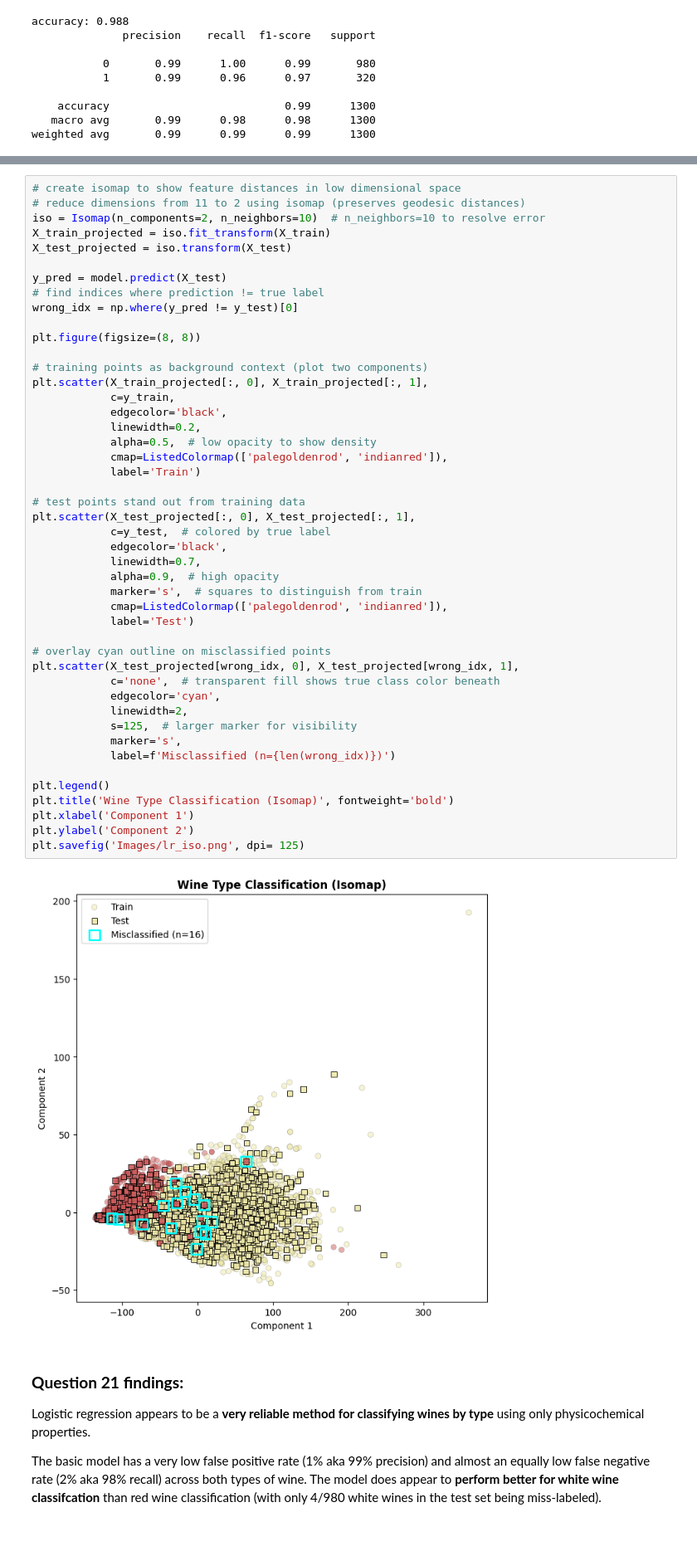
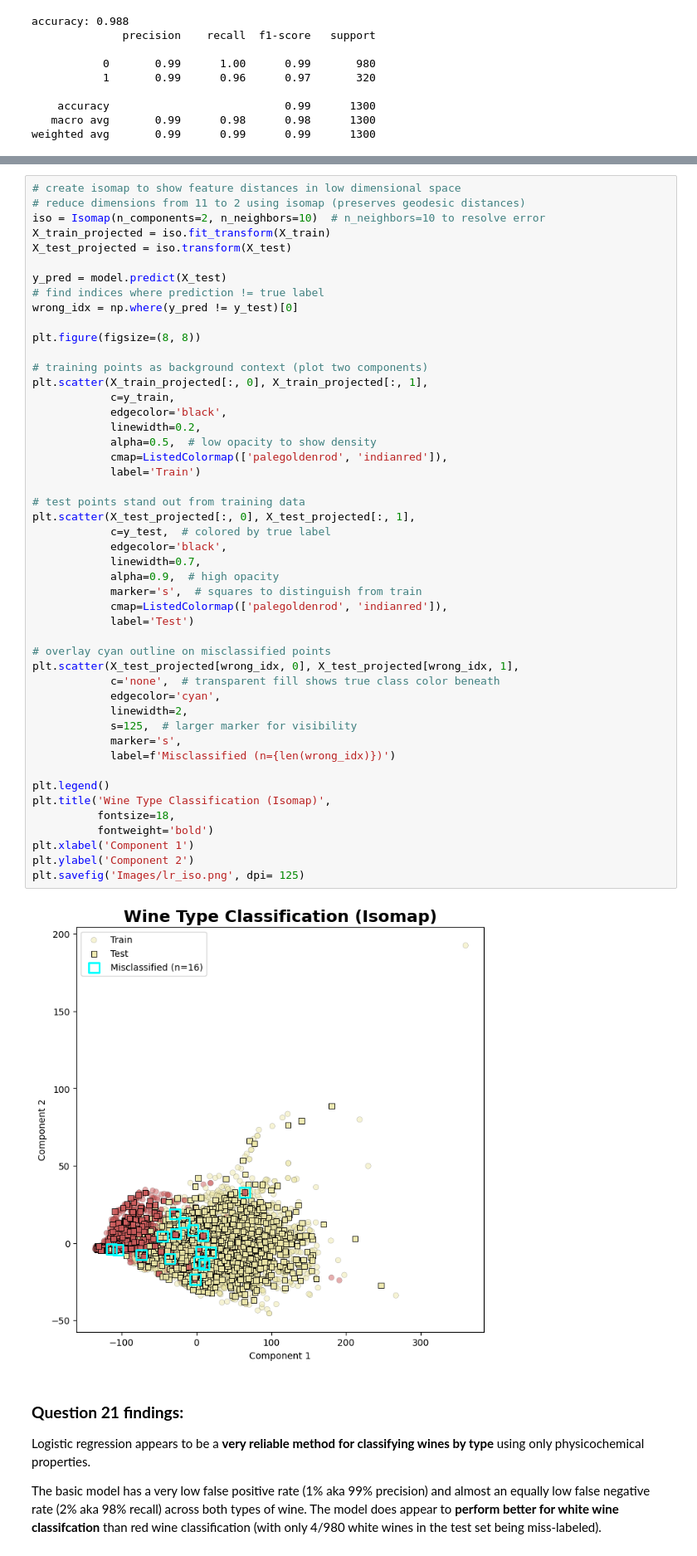
Before and after one commit to bspoerri/DS5010-Final-Project, a Jupyter notebook: final_project.ipynb, the cells around one changed output, grey strips where cells are left out. Shown at 83% size. Cells and saved outputs as stored; diff of their text form.

```diff
--- a/final_project.ipynb
+++ b/final_project.ipynb
@@ -1377,35 +1381,37 @@ plt.scatter(X_train_projected[:, 0], X_train_projected[:, 1],
             edgecolor='black',
             linewidth=0.2,
             alpha=0.5,  # low opacity to show density
             cmap=ListedColormap(['palegoldenrod', 'indianred']),
             label='Train')
 
 # test points stand out from training data
 plt.scatter(X_test_projected[:, 0], X_test_projected[:, 1],
             c=y_test,  # colored by true label
             edgecolor='black',
             linewidth=0.7,
             alpha=0.9,  # high opacity
             marker='s',  # squares to distinguish from train
             cmap=ListedColormap(['palegoldenrod', 'indianred']),
             label='Test')
 
 # overlay cyan outline on misclassified points
 plt.scatter(X_test_projected[wrong_idx, 0], X_test_projected[wrong_idx, 1],
             c='none',  # transparent fill shows true class color beneath
             edgecolor='cyan',
             linewidth=2,
             s=125,  # larger marker for visibility
             marker='s',
             label=f'Misclassified (n={len(wrong_idx)})')
 
 plt.legend()
-plt.title('Wine Type Classification (Isomap)', fontweight='bold')
+plt.title('Wine Type Classification (Isomap)',
+          fontsize=18,
+          fontweight='bold')
 plt.xlabel('Component 1')
 plt.ylabel('Component 2')
 plt.savefig('Images/lr_iso.png', dpi= 125)
 # %% [output]
-[figure, old version]
+[figure, new version]
 # %% [markdown]
 ### **Question 21 findings:**
 
```
Also changed, not shown: parts of 9 cells of this notebook, 6 other files.
